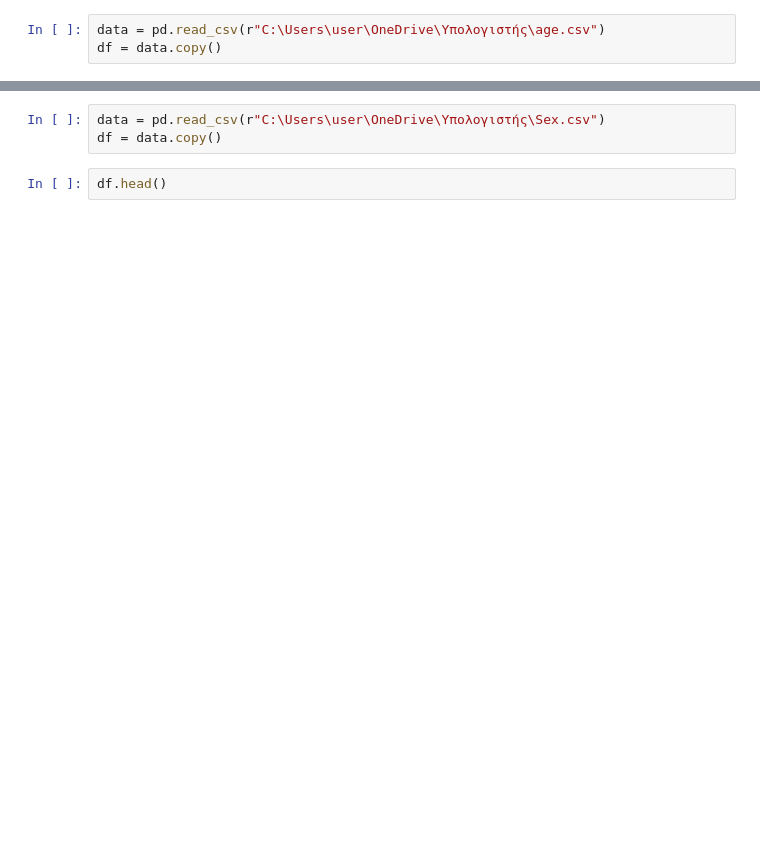
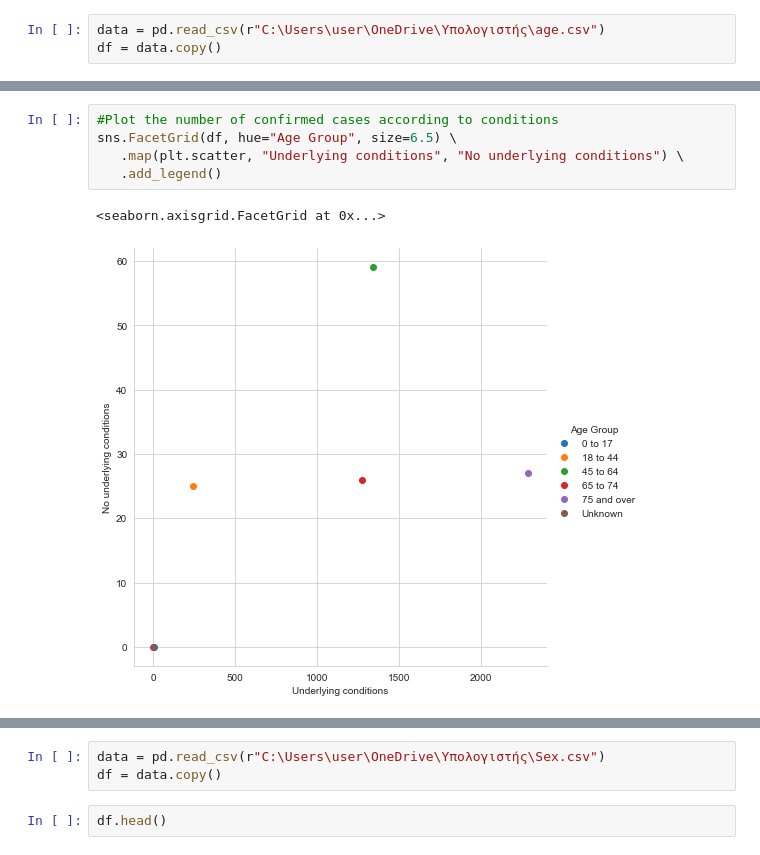
Before and after one commit to PanagiotaAlex/Covid-19-project, a Jupyter notebook: Age-Sex(NY).ipynb, the cells around one changed output, grey strips where cells are left out. Cells and saved outputs as stored; diff of their text form; blank space fills up the shorter version.

```diff
--- a/Age-Sex(NY).ipynb
+++ b/Age-Sex(NY).ipynb
@@ -14,0 +79,8 @@ df.head()
+# %%
+#Plot the number of confirmed cases according to conditions
+sns.FacetGrid(df, hue="Age Group", size=6.5) \
+   .map(plt.scatter, "Underlying conditions", "No underlying conditions") \
+   .add_legend()
+# %% [output]
+<seaborn.axisgrid.FacetGrid at 0x...>
+[figure, added]
```
Also changed, not shown: parts of 12 cells of this notebook.
